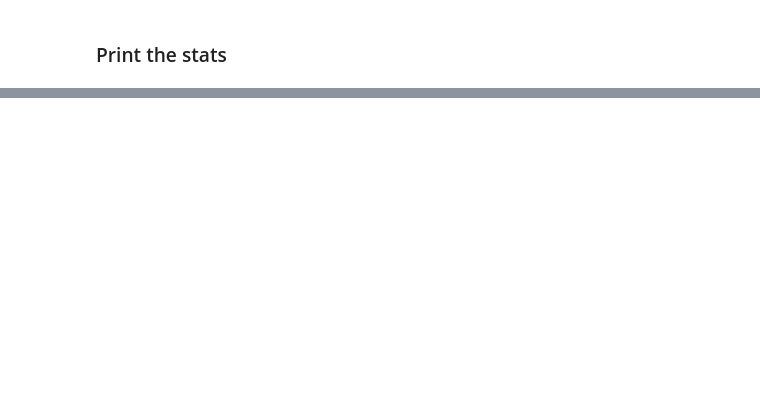
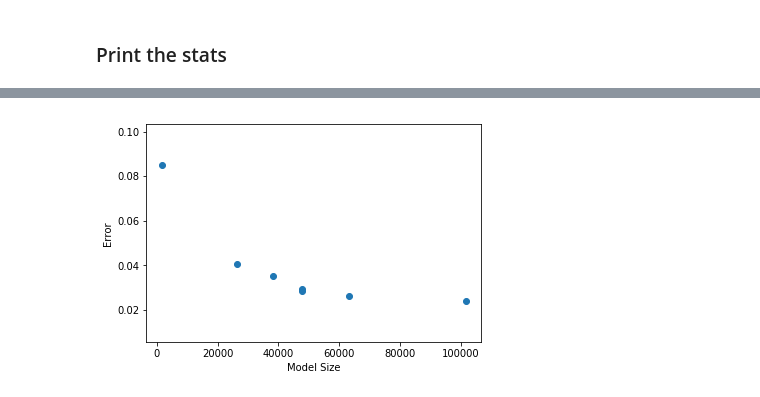
Before and after one commit to dlaredo/automatic_model_selection, a Jupyter notebook: code/TestBestModels.ipynb, the cells around one changed output, grey strips where cells are left out. Saved outputs shown, nothing was run; the diff lists cells and outputs as text; code cells hidden in the pictures; blank space fills up the shorter version.

```diff
--- a/code/TestBestModels.ipynb
+++ b/code/TestBestModels.ipynb
@@ -271,0 +273,19 @@ DescribeResult(nobs=5, minmax=(0.9247, 0.9282), mean=0.9267800000000002, varianc
+# %%
+import numpy as np
+import matplotlib.pyplot as plt
+
+mean_02 = 0.9761666666666666
+mean_03 = 0.9737166666666667
+mean_04 = 0.9705999999999999
+mean_05 = 0.9716666666666667
+mean_06 = 0.9648333333333332
+mean_07 = 0.9593166666666665
+mean_08 = 0.9150166666666667
+size = [1516, 26506, 38170, 47722, 47722, 63370, 101706]
+error = [1-mean_08, 1-mean_07, 1-mean_06, 1-mean_05, 1-mean_04, 1-mean_03, 1-mean_02]
+plt.scatter(size, error)
+plt.xlabel('Model Size')
+plt.ylabel('Error')
+plt.show()
+# %% [output]
+[figure, added]
```
Also changed, not shown: parts of 3 cells of this notebook, 2 other files.
